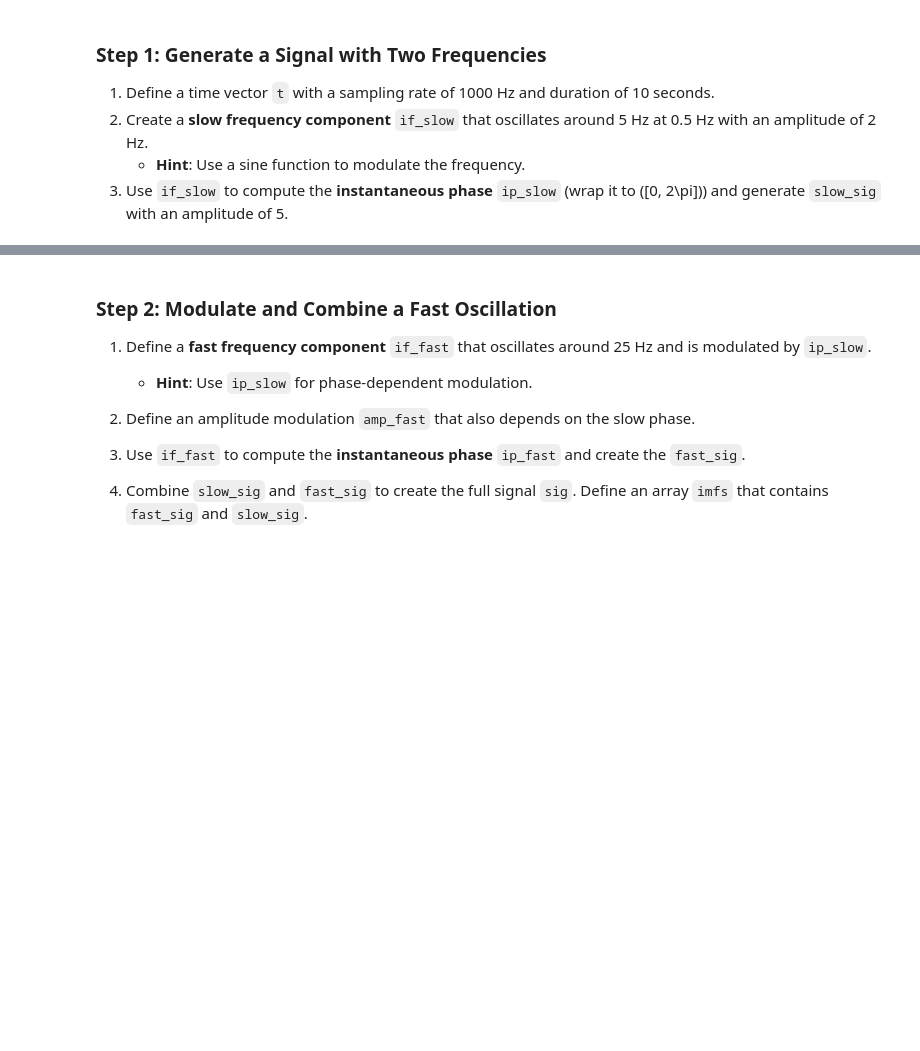
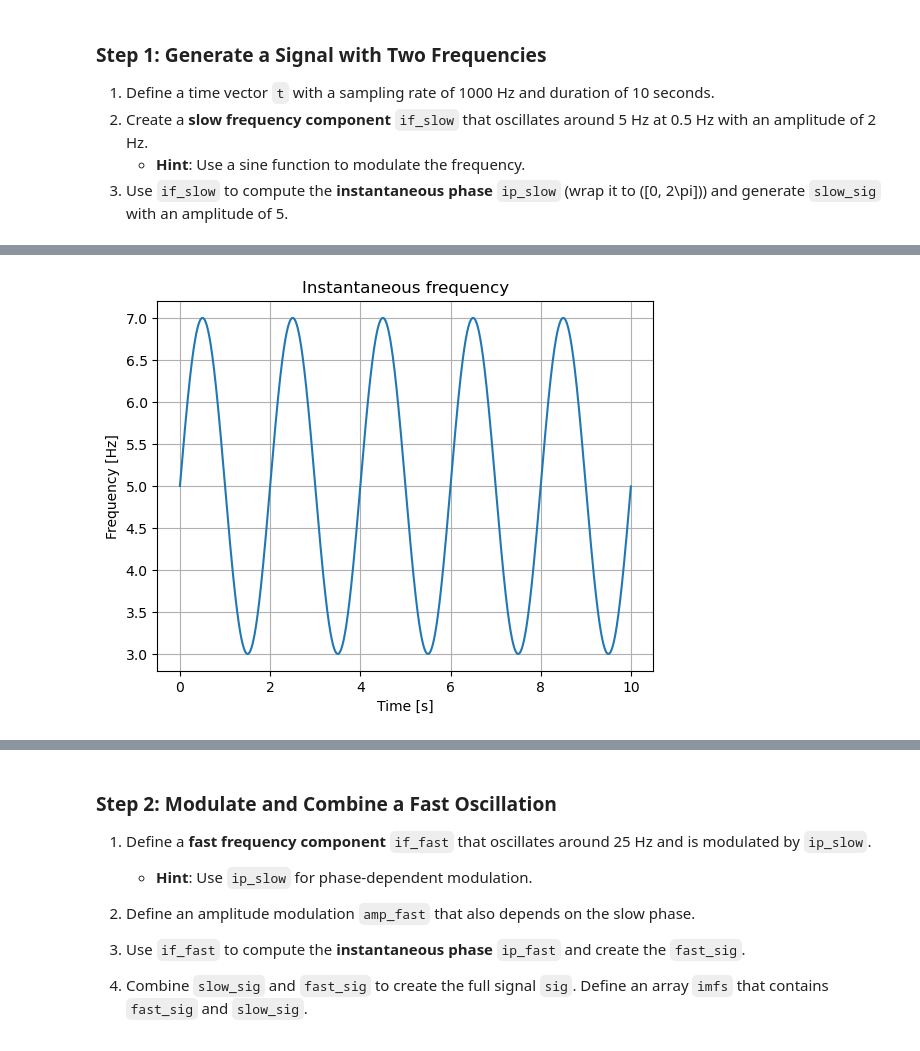
Before and after one commit to arashshahidi1997/NeuroPySeminar, a Jupyter notebook: W01_EMD/exercise/EMD_exercise.ipynb, the cells around one changed output, grey strips where cells are left out. Cells and saved outputs as stored; diff of their text form; code cells hidden in the pictures; blank space fills up the shorter version.

```diff
--- a/W01_EMD/exercise/EMD_exercise.ipynb
+++ b/W01_EMD/exercise/EMD_exercise.ipynb
@@ -43,0 +80,10 @@ slow_sig = amp_slow * np.cos(ip_slow)  # Slow signal
+# %%
+# plot if_slow
+plt.figure()
+plt.plot(t, if_slow)
+plt.title('Instantaneous frequency')
+plt.xlabel('Time [s]')
+plt.ylabel('Frequency [Hz]')
+plt.grid()
+# %% [output]
+[figure, added]
```
Also changed, not shown: parts of 13 cells of this notebook, 3 other files.
